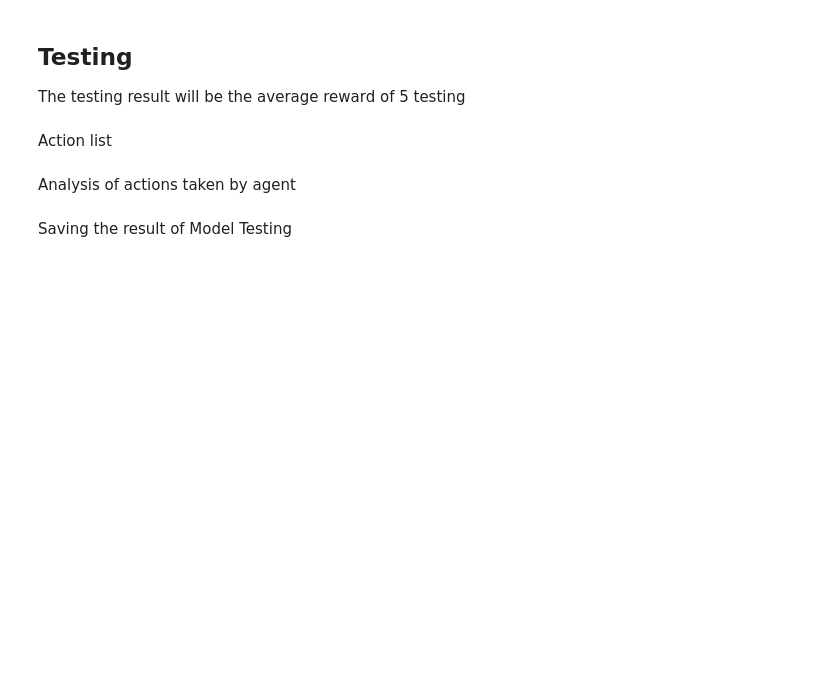
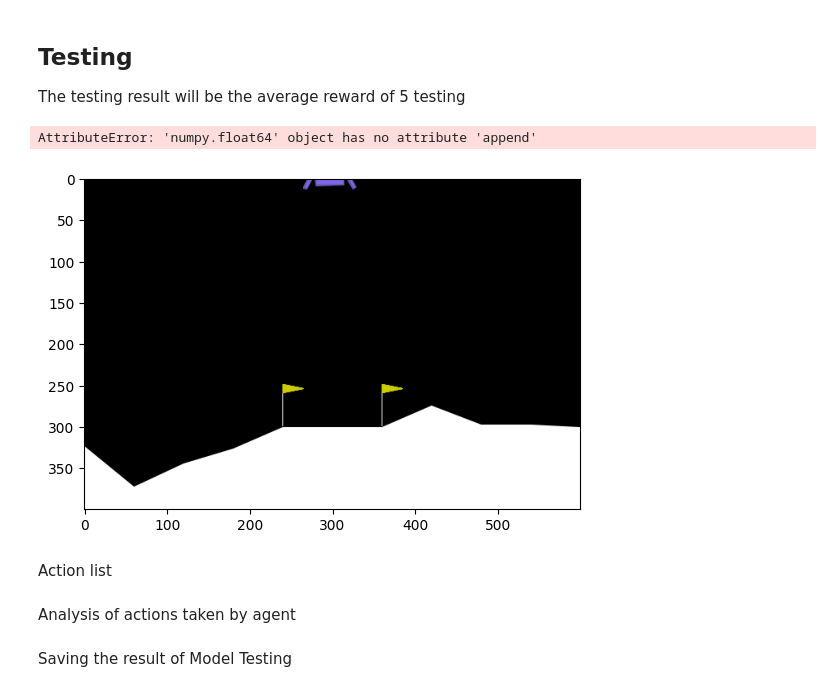
Before and after one commit to Allen0518/Reinforcement-Learning-implement, a Jupyter notebook: LunarLander_dev.ipynb, the cells around one changed output. Saved outputs shown, nothing was run; the diff lists cells and outputs as text; code cells hidden in the pictures; blank space fills up the shorter version.

```diff
--- a/LunarLander_dev.ipynb
+++ b/LunarLander_dev.ipynb
@@ -782,35 +740,50 @@ plt.plot(average_reward)
 ## Testing
 The testing result will be the average reward of 5 testing
 # %%
+import torch
+
+agent = q_model
 fix(env, seed)
-agent.network.eval()  # set the network into evaluation mode
-NUM_OF_TEST = 5 # Do not revise this !!!
+# agent.network.eval()  # set the network into evaluation mode
+
+NUM_OF_TEST = 5  # Do not revise this !!!
 test_total_reward = []
 action_list = []
+
 for i in range(NUM_OF_TEST):
-  actions = []
-  state = env.reset()
+    actions = []
+    state = env.reset()
+    img = plt.imshow(env.render(mode='rgb_array'))
+    total_reward = 0
+    done = False
 
-  img = plt.imshow(env.render(mode='rgb_array'))
+    while not done:
+        # Convert the state to a PyTorch tensor and add batch dimension
+        state_tensor = torch.tensor(state, dtype=torch.float32).unsqueeze(0)
 
-  total_reward = 0
+        # Get the action from the agent's forward pass
+        action_values = agent.forward(state_tensor)
+        action = torch.argmax(action_values, dim=1).item()  # Select the action with the highest value
 
-  done = False
-  while not done:
-      action, _ = agent.sample(state)
-      actions.append(action)
-      state, reward, done, _ = env.step(action)
+        actions.append(action)
+        # Take the action in the environment
+        states, actions, reward, n_states, dones  = env.step(action)
+        total_reward += reward
 
-      total_reward += reward
+        # Update the rendering
+        img.set_data(env.render(mode='rgb_array'))
+        display.display(plt.gcf())
+        display.clear_output(wait=True)
 
-      img.set_data(env.render(mode='rgb_array'))
-      display.display(plt.gcf())
-      display.clear_output(wait=True)
+    print(f"Test run {i + 1} reward: {total_reward}")
+    test_total_reward.append(total_reward)
+    action_list.append(actions)  # Save the result of testing
 
-  print(total_reward)
-  test_total_reward.append(total_reward)
-
-  action_list.append(actions) # save the result of testing
+# Print the average reward over the test runs
+print(f"Average reward over {NUM_OF_TEST} test runs: {np.mean(test_total_reward)}")
+# %% [output]
+AttributeError: 'numpy.float64' object has no attribute 'append'
+[figure, added]
 # %%
 print(np.mean(test_total_reward))
 # %% [markdown]
```
Also changed, not shown: parts of 6 cells of this notebook, 7 other files.
